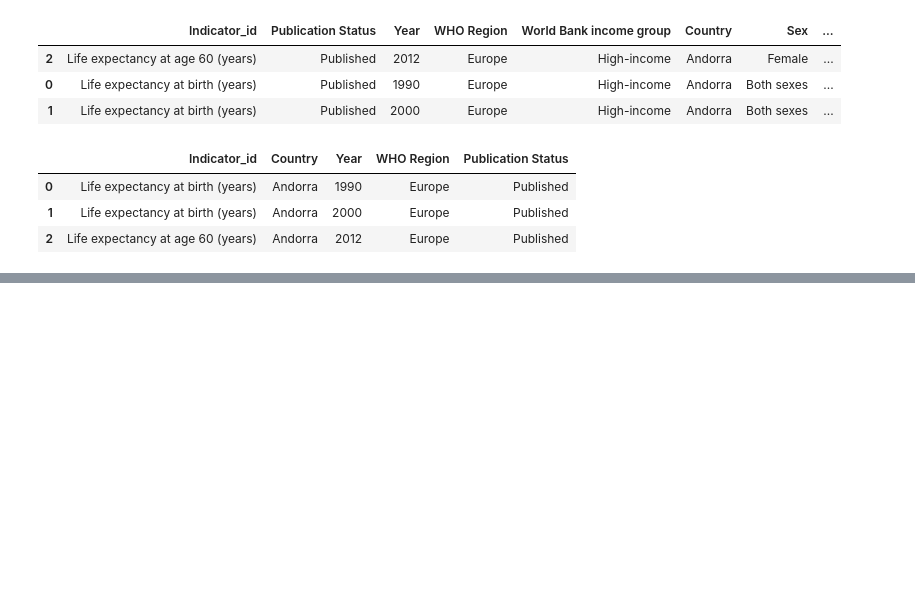
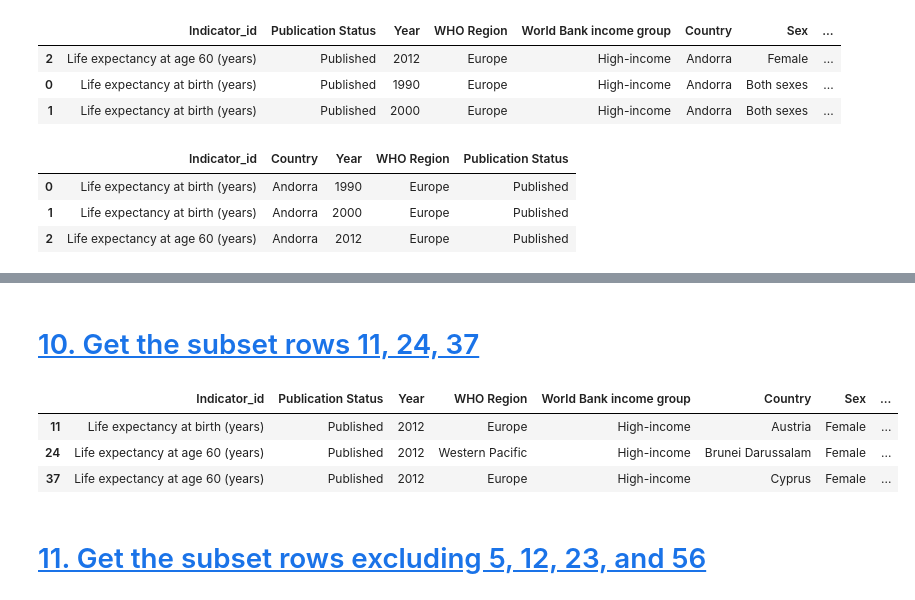
Before and after one commit to RancyChepchirchir/Assignments, a Jupyter notebook: Pandas_Life_expectancy_Assmnt.ipynb, the cells around one changed output, grey strips where cells are left out. Cells and saved outputs as stored; diff of their text form; code cells hidden in the pictures; blank space fills up the shorter version.

```diff
--- a/Pandas_Life_expectancy_Assmnt.ipynb
+++ b/Pandas_Life_expectancy_Assmnt.ipynb
@@ -172,0 +173,11 @@ np.array(df1[['WHO Region']]).np.array
+# %% [markdown]
+# [10. Get the subset rows 11, 24, 37](#0)
+# %%
+df1[11:38:13]
+# %% [output]
+|  | Indicator_id | Publication Status | Year | WHO Region | World Bank income group | Country | Sex | ... |
+| 11 | Life expectancy at birth (years) | Published | 2012 | Europe | High-income | Austria | Female | ... |
+| 24 | Life expectancy at age 60 (years) | Published | 2012 | Western Pacific | High-income | Brunei Darussalam | Female | ... |
+| 37 | Life expectancy at age 60 (years) | Published | 2012 | Europe | High-income | Cyprus | Female | ... |
+# %% [markdown]
+# [11. Get the subset rows excluding 5, 12, 23, and 56](#0)
```
Also changed, not shown: parts of 16 cells of this notebook.
